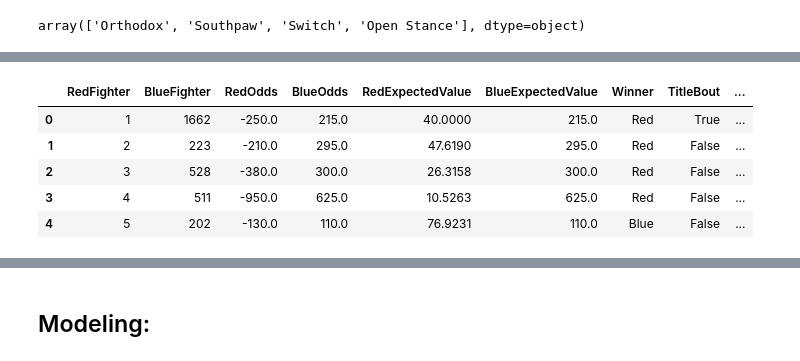
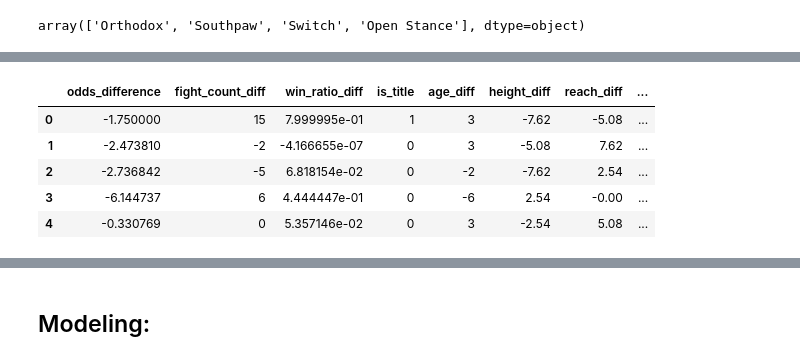
Before and after one commit to boboyevum/ufc-project, a Jupyter notebook: notebooks/feature_selection.ipynb, the cells around one changed output, grey strips where cells are left out. Saved outputs shown, nothing was run; the diff lists cells and outputs as text; code cells hidden in the pictures.

```diff
--- a/notebooks/feature_selection.ipynb
+++ b/notebooks/feature_selection.ipynb
@@ -124,5 +158,0 @@ len(fighters)
-# %%
-df['RedFighter'].replace(id_dict, inplace = True)
-df['BlueFighter'].replace(id_dict, inplace = True)
-df['WinnerName'].replace(id_dict, inplace = True)
-df.head()
@@ -160,14 +159,25 @@ def american_to_decimal(odds):
-# %%
-# transforming odds using the helper func
-df['red_decimal_odds'] = df['RedOdds'].apply(american_to_decimal)
-df['blue_decimal_odds'] = df['BlueOdds'].apply(american_to_decimal)
-
-df['odds_difference'] = df['red_decimal_odds'] - df['blue_decimal_odds']
-df.head()
-# %% [output]
-|  | RedFighter | BlueFighter | RedOdds | BlueOdds | RedExpectedValue | BlueExpectedValue | Winner | TitleBout | ... |
-| 0 | 1 | 1662 | -250.0 | 215.0 | 40.0000 | 215.0 | Red | True | ... |
-| 1 | 2 | 223 | -210.0 | 295.0 | 47.6190 | 295.0 | Red | False | ... |
-| 2 | 3 | 528 | -380.0 | 300.0 | 26.3158 | 300.0 | Red | False | ... |
-| 3 | 4 | 511 | -950.0 | 625.0 | 10.5263 | 625.0 | Red | False | ... |
-| 4 | 5 | 202 | -130.0 | 110.0 | 76.9231 | 110.0 | Blue | False | ... |
+# %%
+df['is_title'] = df['TitleBout'].astype(int)
+# %%
+# to keep consistent stats, where we take red_stat - blue_stat, and not the other way around
+df['age_diff'] = -df['AgeDif']
+df['height_diff'] = -df['HeightDif']
+df['reach_diff'] = -df['ReachDif']
+df['wstreak_diff'] = -df['WinStreakDif']
+df['sig_str_diff'] = -df['SigStrDif']
+df['avg_sub_att_diff'] = -df['AvgSubAttDif']
+df['avg_td_diff'] = -df['AvgTDDif']
+# %%
+sub_df = df[['odds_difference', 'fight_count_diff', 'win_ratio_diff',
+            'is_title', 'age_diff', 'height_diff', 'reach_diff',
+            'wstreak_diff', 'sig_str_diff', 'avg_sub_att_diff',
+            'avg_td_diff', 'RedStance', 'BlueStance', 'target']]
+# %%
+sub_df.head()
+# %% [output]
+|  | odds_difference | fight_count_diff | win_ratio_diff | is_title | age_diff | height_diff | reach_diff | ... |
+| 0 | -1.750000 | 15 | 7.999995e-01 | 1 | 3 | -7.62 | -5.08 | ... |
+| 1 | -2.473810 | -2 | -4.166655e-07 | 0 | 3 | -5.08 | 7.62 | ... |
+| 2 | -2.736842 | -5 | 6.818154e-02 | 0 | -2 | -7.62 | 2.54 | ... |
+| 3 | -6.144737 | 6 | 4.444447e-01 | 0 | -6 | 2.54 | -0.00 | ... |
+| 4 | -0.330769 | 0 | 5.357146e-02 | 0 | 3 | -2.54 | 5.08 | ... |
```
Also changed, not shown: parts of 24 cells of this notebook.
